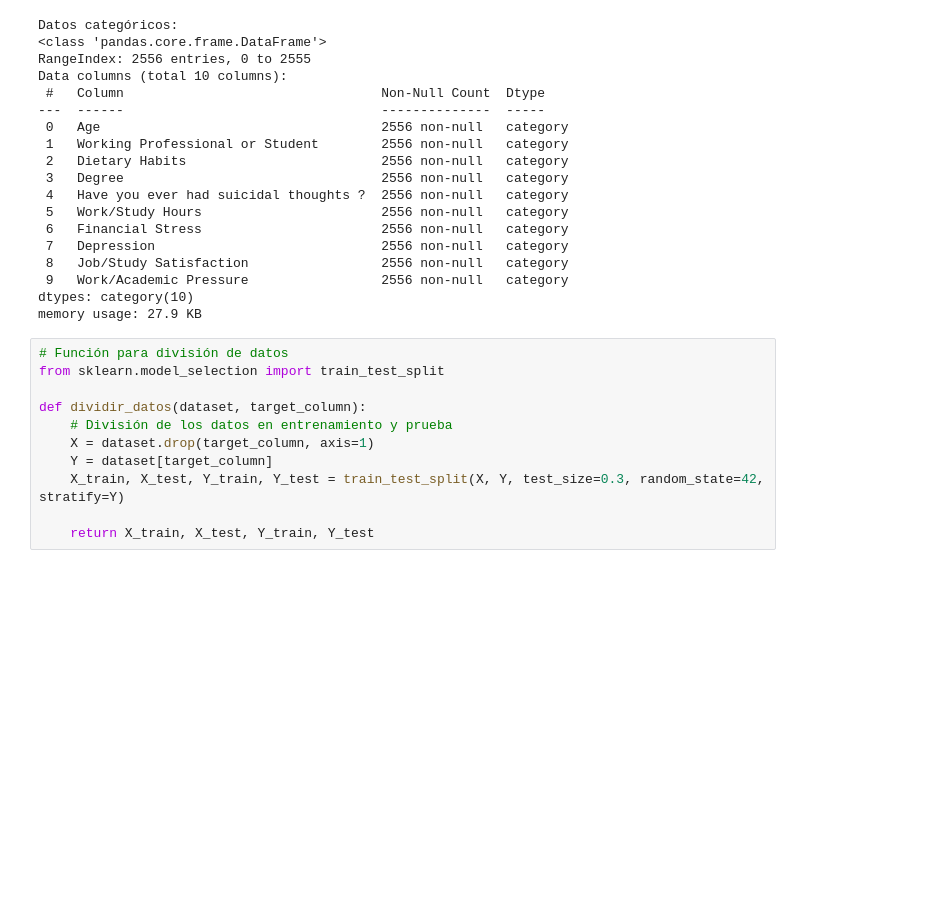
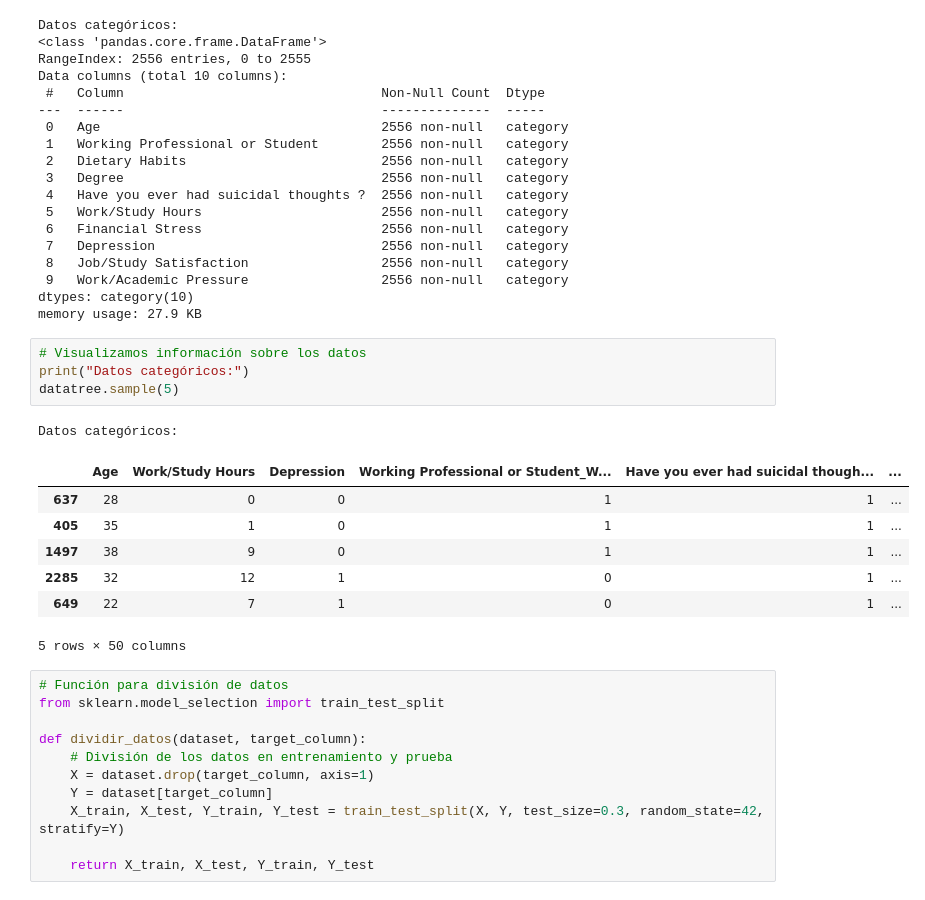
Before and after one commit to simon2326/Depression-Risk-Analysis, a Jupyter notebook: Modeling-Evaluation/modeling.ipynb, the cells around one changed output. Cells and saved outputs as stored; diff of their text form; blank space fills up the shorter version.

```diff
--- a/Modeling-Evaluation/modeling.ipynb
+++ b/Modeling-Evaluation/modeling.ipynb
@@ -54,6 +55,19 @@ Data columns (total 10 columns):
  9   Work/Academic Pressure                 2556 non-null   category
 dtypes: category(10)
 memory usage: 27.9 KB
+# %%
+# Visualizamos información sobre los datos
+print("Datos categóricos:")
+datatree.sample(5)
+# %% [output]
+Datos categóricos:
+|  | Age | Work/Study Hours | Depression | Working Professional or Student_W... | Have you ever had suicidal though... | ... |
+| 637 | 28 | 0 | 0 | 1 | 1 | ... |
+| 405 | 35 | 1 | 0 | 1 | 1 | ... |
+| 1497 | 38 | 9 | 0 | 1 | 1 | ... |
+| 2285 | 32 | 12 | 1 | 0 | 1 | ... |
+| 649 | 22 | 7 | 1 | 0 | 1 | ... |
+5 rows × 50 columns
 # %%
 # Función para división de datos
 from sklearn.model_selection import train_test_split
```
Also changed, not shown: parts of 8 cells of this notebook.
